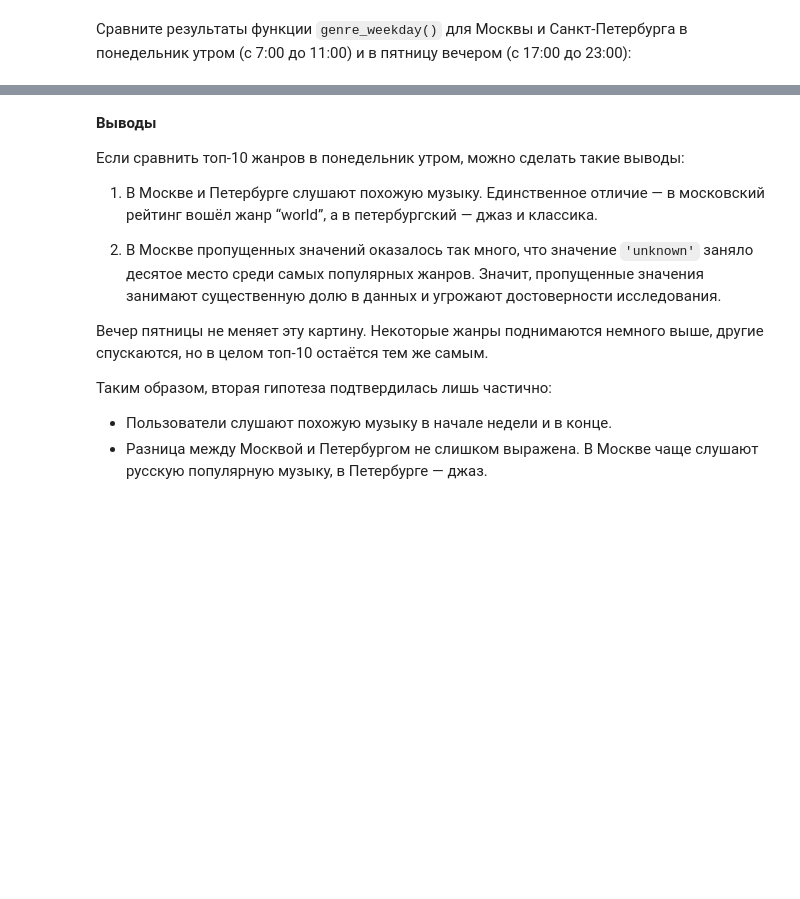
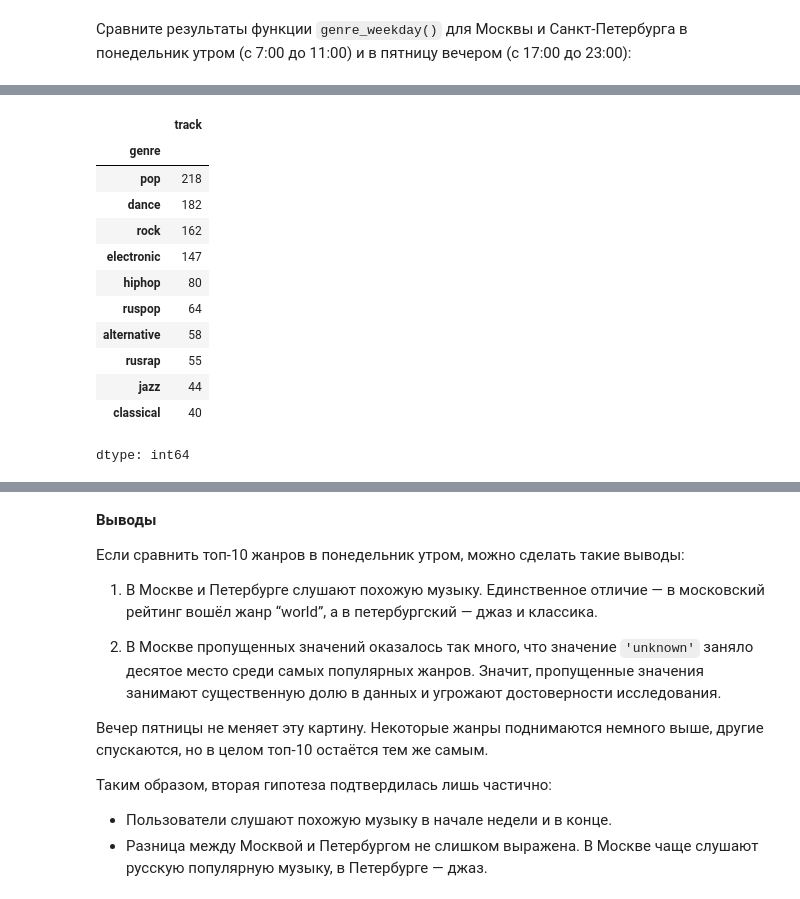
Before and after one commit to bakhodirabdullayevich/yandex_music, a Jupyter notebook: yandex_music_project.ipynb, the cells around one changed output, grey strips where cells are left out. Drawn from its saved outputs; the diff is of its cells as text; code cells hidden in the pictures; blank space fills up the shorter version.

```diff
--- a/yandex_music_project.ipynb
+++ b/yandex_music_project.ipynb
@@ -418,6 +453,7 @@ dtype: int64
 # %%
 # получение таблицы spb_general из тех строк таблицы df,
 # для которых значение в столбце 'city' равно 'Saint-Petersburg'
+spb_general = df[df['city'] == 'Saint-Petersburg']
 # %% [markdown]
 Создайте функцию `genre_weekday()` с четырьмя параметрами:
 * таблица (датафрейм) с данными,
@@ -453,4 +511,19 @@ Cравните результаты функции `genre_weekday()` для М
 # %%
 # вызов функции для утра понедельника в Петербурге (вместо df — таблица spb_general)
+genre_weekday(spb_general, 'Monday', '07:00', '11:00')
+# %% [output]
+|  | track |
+| genre |  |
+| pop | 218 |
+| dance | 182 |
+| rock | 162 |
+| electronic | 147 |
+| hiphop | 80 |
+| ruspop | 64 |
+| alternative | 58 |
+| rusrap | 55 |
+| jazz | 44 |
+| classical | 40 |
+dtype: int64
 # %%
 # вызов функции для вечера пятницы в Москве
```
Also changed, not shown: parts of 19 cells of this notebook.
